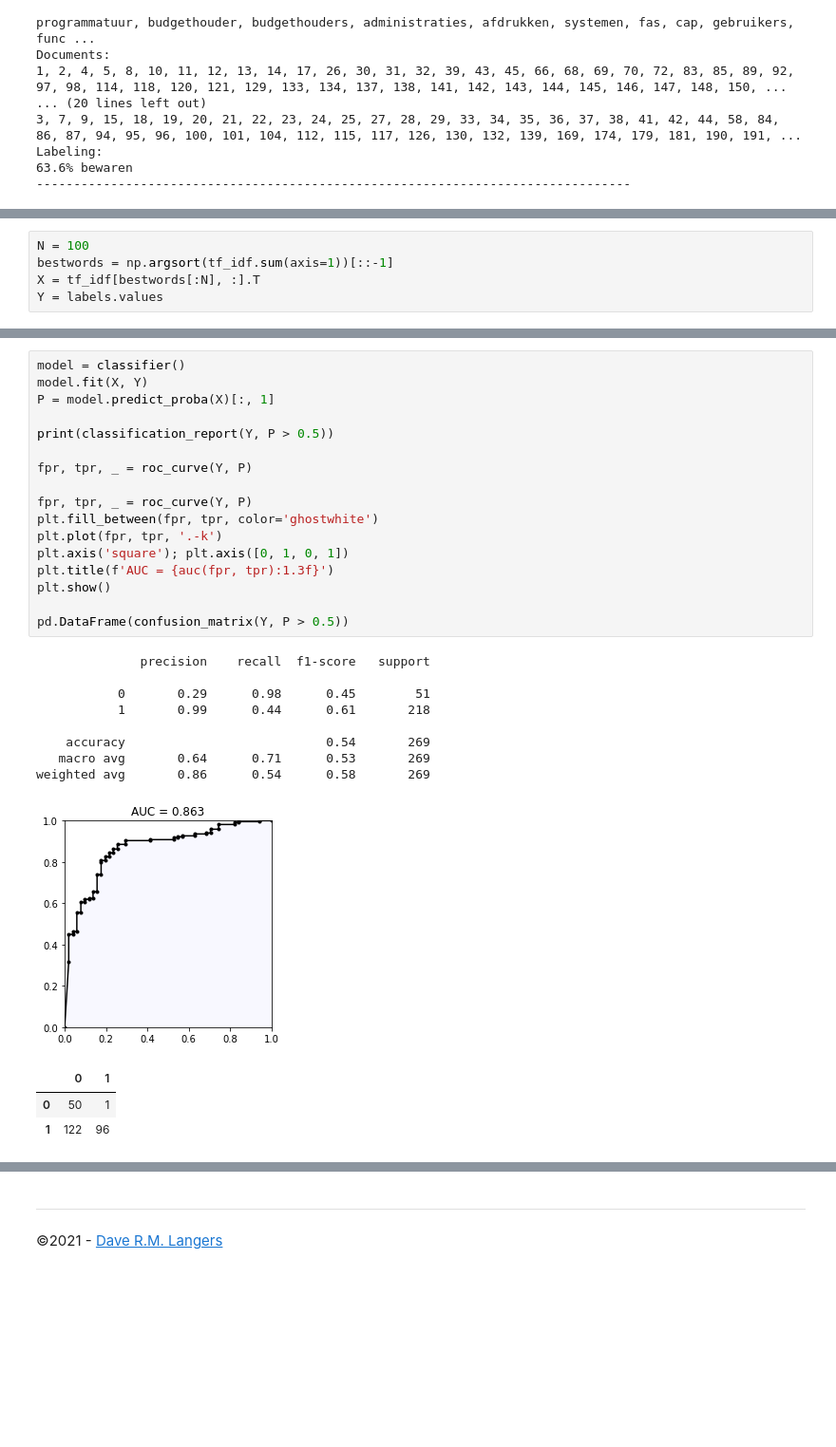
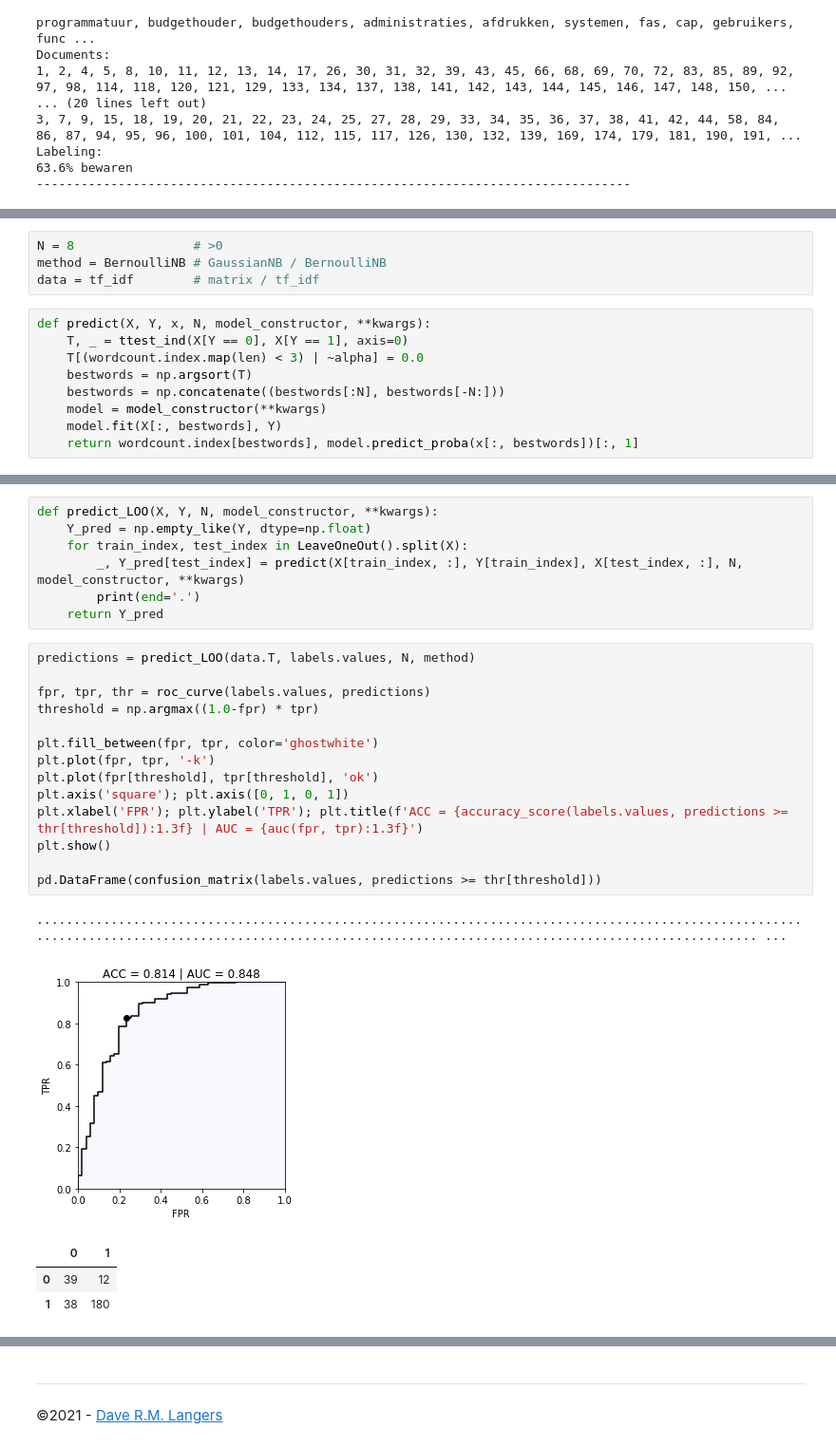
Before and after one commit to fenna/textmining, a Jupyter notebook: DocDirect Machine Learning.ipynb, the cells around one changed output, grey strips where cells are left out. Shown: that part at 95% size. Saved outputs shown, nothing was run; the diff lists cells and outputs as text; blank space fills up the shorter version.

```diff
--- a/DocDirect components.ipynb
+++ b/DocDirect Machine Learning.ipynb
@@ -352,5 +350,0 @@ Define input and output data, using only the $N$ most relevant words based on TF
-# %%
-N = 100
-bestwords = np.argsort(tf_idf.sum(axis=1))[::-1]
-X = tf_idf[bestwords[:N], :].T
-Y = labels.values
@@ -365,0 +355,13 @@ Resubstitution
+# %%
+N = 8                # >0
+method = BernoulliNB # GaussianNB / BernoulliNB
+data = tf_idf        # matrix / tf_idf
+# %%
+def predict(X, Y, x, N, model_constructor, **kwargs):
+    T, _ = ttest_ind(X[Y == 0], X[Y == 1], axis=0)
+    T[(wordcount.index.map(len) < 3) | ~alpha] = 0.0
+    bestwords = np.argsort(T)
+    bestwords = np.concatenate((bestwords[:N], bestwords[-N:]))
+    model = model_constructor(**kwargs)
+    model.fit(X[:, bestwords], Y)
+    return wordcount.index[bestwords], model.predict_proba(x[:, bestwords])[:, 1]
@@ -366,30 +389,27 @@ Resubstitution
+# %%
+def predict_LOO(X, Y, N, model_constructor, **kwargs):
+    Y_pred = np.empty_like(Y, dtype=np.float)
+    for train_index, test_index in LeaveOneOut().split(X):
+        _, Y_pred[test_index] = predict(X[train_index, :], Y[train_index], X[test_index, :], N, model_constructor, **kwargs)
+        print(end='.')
+    return Y_pred
 # %%
-model = classifier()
-model.fit(X, Y)
-P = model.predict_proba(X)[:, 1]
+predictions = predict_LOO(data.T, labels.values, N, method)
 
-print(classification_report(Y, P > 0.5))
+fpr, tpr, thr = roc_curve(labels.values, predictions)
+threshold = np.argmax((1.0-fpr) * tpr)
 
-fpr, tpr, _ = roc_curve(Y, P)
-
-fpr, tpr, _ = roc_curve(Y, P)
 plt.fill_between(fpr, tpr, color='ghostwhite')
-plt.plot(fpr, tpr, '.-k')
+plt.plot(fpr, tpr, '-k')
+plt.plot(fpr[threshold], tpr[threshold], 'ok')
 plt.axis('square'); plt.axis([0, 1, 0, 1])
-plt.title(f'AUC = {auc(fpr, tpr):1.3f}')
+plt.xlabel('FPR'); plt.ylabel('TPR'); plt.title(f'ACC = {accuracy_score(labels.values, predictions >= thr[threshold]):1.3f} | AUC = {auc(fpr, tpr):1.3f}')
 plt.show()
 
-pd.DataFrame(confusion_matrix(Y, P > 0.5))
+pd.DataFrame(confusion_matrix(labels.values, predictions >= thr[threshold]))
 # %% [output]
-              precision    recall  f1-score   support
-
-           0       0.29      0.98      0.45        51
-           1       0.99      0.44      0.61       218
-
-    accuracy                           0.54       269
-   macro avg       0.64      0.71      0.53       269
-weighted avg       0.86      0.54      0.58       269
+........................................................................................................................................................................................................ ...
-[figure, old version]
+[figure, new version]
 |  | 0 | 1 |
-| 0 | 50 | 1 |
-| 1 | 122 | 96 |
+| 0 | 39 | 12 |
+| 1 | 38 | 180 |
```
Also changed, not shown: parts of 18 cells of this notebook.
